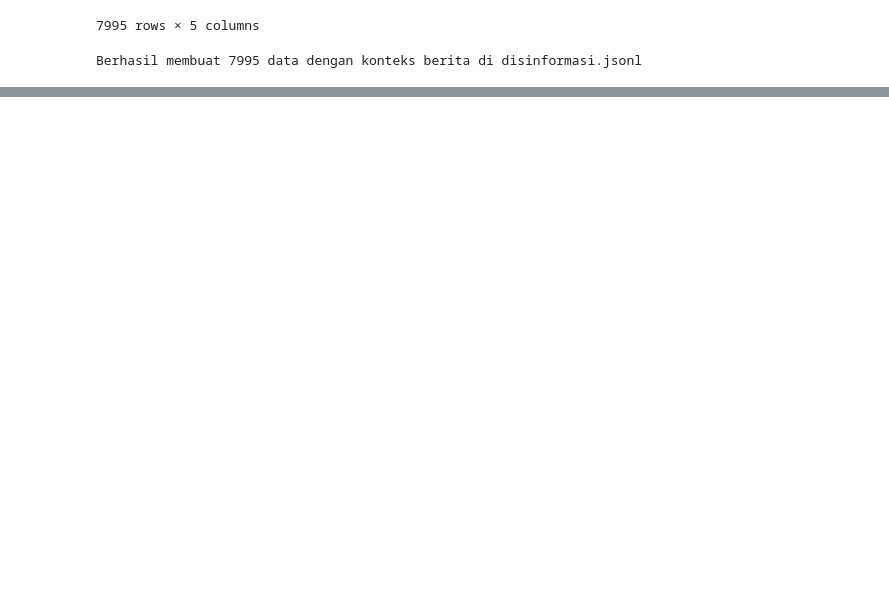
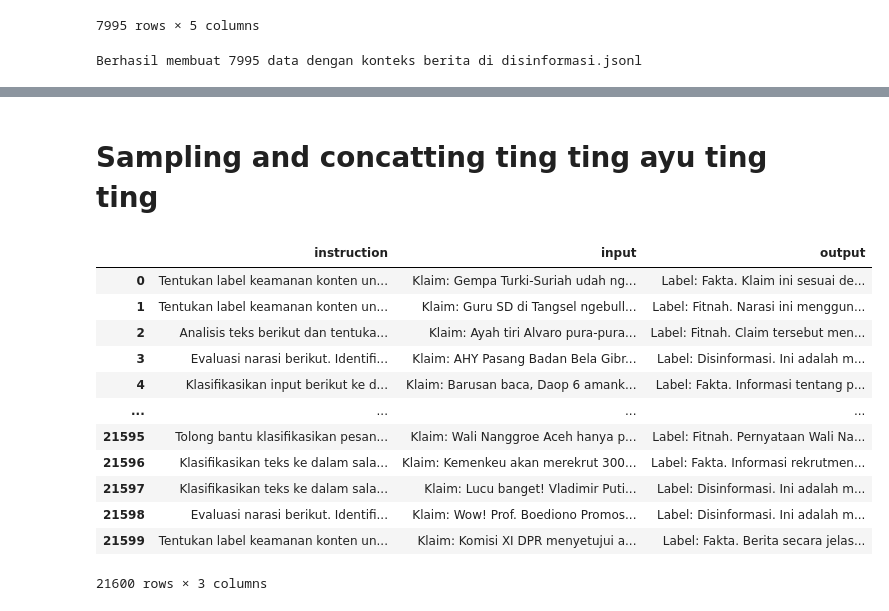
Before and after one commit to imdipo/capstone-AITF-komdigi, a Jupyter notebook: SFT/SFT.ipynb, the cells around one changed output, grey strips where cells are left out. Drawn from its saved outputs; the diff is of its cells as text; code cells hidden in the pictures; blank space fills up the shorter version.

```diff
--- a/SFT/SFT.ipynb
+++ b/SFT/SFT.ipynb
@@ -285,0 +427,10 @@ Berhasil membuat 7995 data dengan konteks berita di disinformasi.jsonl
+# %% [markdown]
+# Sampling and concatting ting ting ayu ting ting
+# %%
+df_disinformasi = pd.read_json("disinformasi.jsonl", lines=True)
+df_fitnah = pd.read_json("fitnah.jsonl", lines=True)
+df_fakta = pd.read_json("fakta.jsonl", lines=True)
+# %%
+df_disinformasi = df_disinformasi.sample(n=7200)
+df_fitnah = df_fitnah.sample(n=7200)
+df_fakta = df_fakta.sample(n=7200)
@@ -285,0 +441,26 @@ Berhasil membuat 7995 data dengan konteks berita di disinformasi.jsonl
+# %%
+df_combined = pd.concat([
+    df_disinformasi.sample(n=7200, random_state=42),
+    df_fitnah.sample(n=7200, random_state=42),
+    df_fakta.sample(n=7200, random_state=42)
+])
+
+df_combined = df_combined.sample(frac=1, random_state=42).reset_index(drop=True)
+
+df_combined.to_json('dataset_sampled.jsonl', orient='records', lines=True)
+# %%
+df_combined
+# %% [output]
+|  | instruction | input | output |
+| 0 | Tentukan label keamanan konten un... | Klaim: Gempa Turki-Suriah udah ng... | Label: Fakta. Klaim ini sesuai de... |
+| 1 | Tentukan label keamanan konten un... | Klaim: Guru SD di Tangsel ngebull... | Label: Fitnah. Narasi ini menggun... |
+| 2 | Analisis teks berikut dan tentuka... | Klaim: Ayah tiri Alvaro pura-pura... | Label: Fitnah. Claim tersebut men... |
+| 3 | Evaluasi narasi berikut. Identifi... | Klaim: AHY Pasang Badan Bela Gibr... | Label: Disinformasi. Ini adalah m... |
+| 4 | Klasifikasikan input berikut ke d... | Klaim: Barusan baca, Daop 6 amank... | Label: Fakta. Informasi tentang p... |
+| ... | ... | ... | ... |
+| 21595 | Tolong bantu klasifikasikan pesan... | Klaim: Wali Nanggroe Aceh hanya p... | Label: Fitnah. Pernyataan Wali Na... |
+| 21596 | Klasifikasikan teks ke dalam sala... | Klaim: Kemenkeu akan merekrut 300... | Label: Fakta. Informasi rekrutmen... |
+| 21597 | Klasifikasikan teks ke dalam sala... | Klaim: Lucu banget! Vladimir Puti... | Label: Disinformasi. Ini adalah m... |
+| 21598 | Evaluasi narasi berikut. Identifi... | Klaim: Wow! Prof. Boediono Promos... | Label: Disinformasi. Ini adalah m... |
+| 21599 | Tentukan label keamanan konten un... | Klaim: Komisi XI DPR menyetujui a... | Label: Fakta. Berita secara jelas... |
+21600 rows × 3 columns
```
Also changed, not shown: parts of 27 cells of this notebook.
